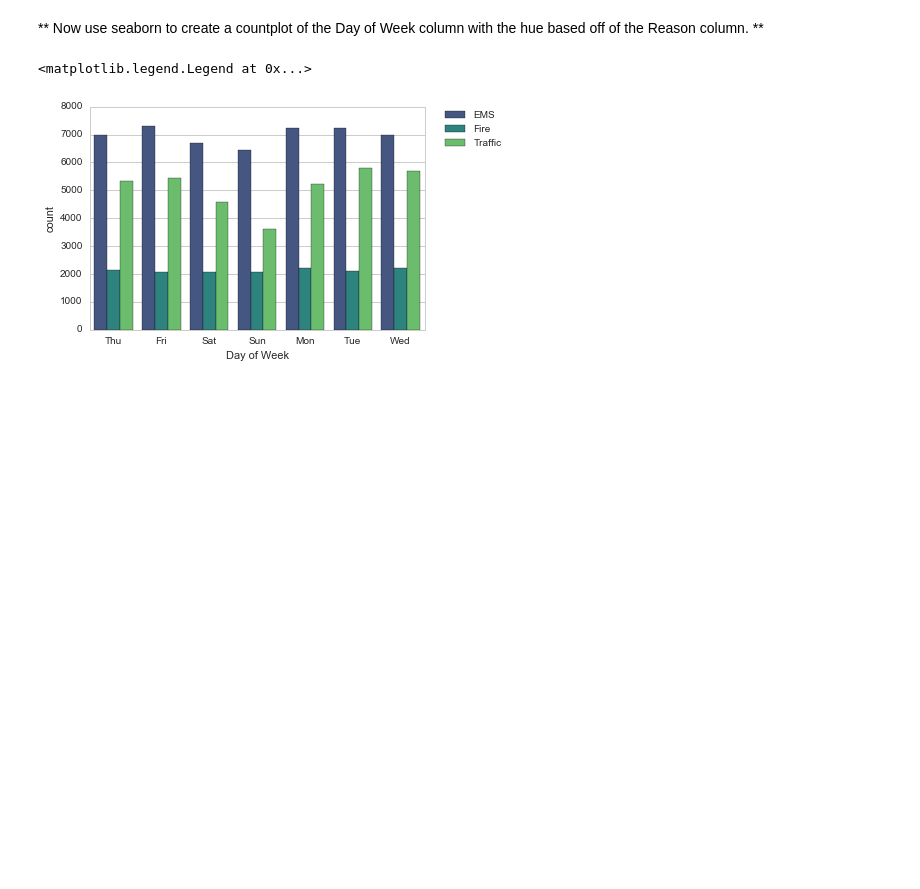
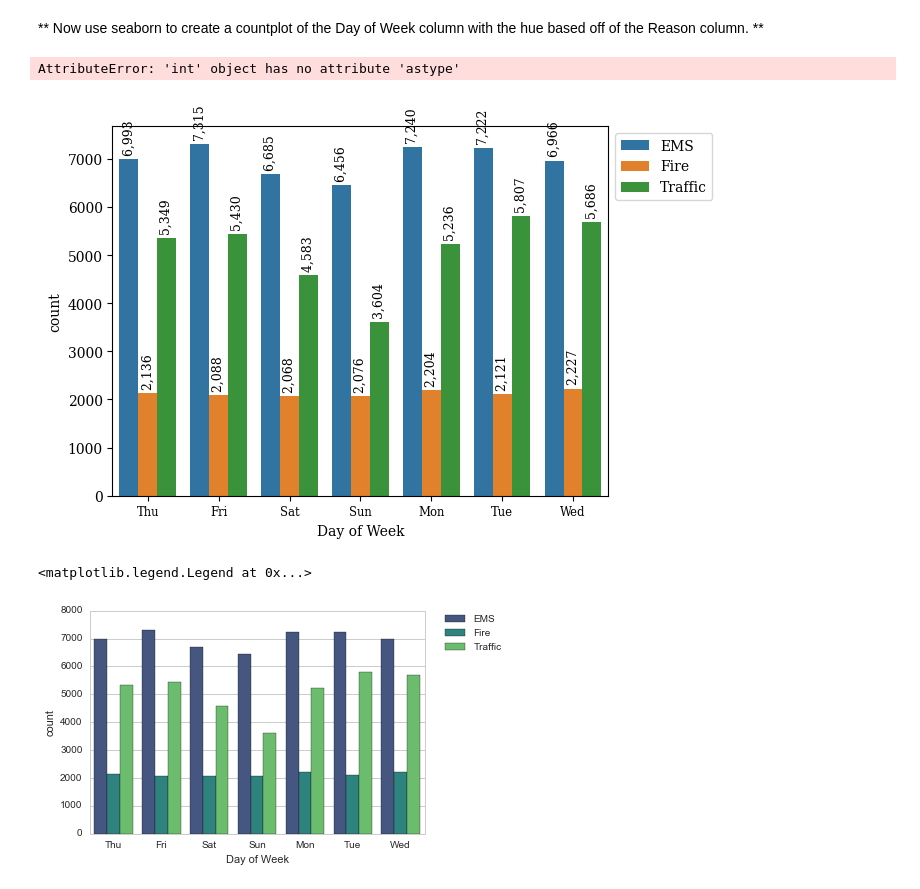
Before and after one commit to doubleyoushinamide/Capstone_Projects, a Jupyter notebook: 911_call_center_data/01-911 Calls Data Capstone Project.ipynb, the cells around one changed output. Drawn from its saved outputs; the diff is of its cells as text; code cells hidden in the pictures; blank space fills up the shorter version.

```diff
--- a/911_call_center_data/01-911 Calls Data Capstone Project.ipynb
+++ b/911_call_center_data/01-911 Calls Data Capstone Project.ipynb
@@ -283,3 +304,5 @@ ___
 str
 # %% [markdown]
 ** You should have seen that these timestamps are still strings. Use [pd.to_datetime](http://pandas.pydata.org/pandas-docs/stable/generated/pandas.to_datetime.html) to convert the column from strings to DateTime objects. **
+# %%
+df['timeStamp'] = pd.to_datetime(df['timeStamp'])
@@ -290,3 +320,7 @@ str
     time.hour
 
 **You can use Jupyter's tab method to explore the various attributes you can call. Now that the timestamp column are actually DateTime objects, use .apply() to create 3 new columns called Hour, Month, and Day of Week. You will create these columns based off of the timeStamp column, reference the solutions if you get stuck on this step.**
+# %%
+df['Hour'] = df['timeStamp'].apply(lambda x: x.hour)
+df['Month'] = df['timeStamp'].apply(lambda x: x.month)
+df['Day of Week'] = df['timeStamp'].apply(lambda x: x.dayofweek)
@@ -294,3 +337,6 @@ str
 ** Notice how the Day of Week is an integer 0-6. Use the .map() with this dictionary to map the actual string names to the day of the week: **
 
     dmap = {0:'Mon',1:'Tue',2:'Wed',3:'Thu',4:'Fri',5:'Sat',6:'Sun'}
+# %%
+dmap = {0:'Mon',1:'Tue',2:'Wed',3:'Thu',4:'Fri',5:'Sat',6:'Sun'}
+df['Day of Week'] = df['Day of Week'].map(dmap)
@@ -297,5 +352,17 @@ str
 # %% [markdown]
 ** Now use seaborn to create a countplot of the Day of Week column with the hue based off of the Reason column. **
+# %%
+ax = sns.countplot(data=df, x='Day of Week', hue = 'Reasons', legend = True)
+plt.legend(bbox_to_anchor = (1, 1))
+
+list(map(lambda x: ax.text(
+    x.get_x() + x.get_width()/2,
+    x.get_height(),
+    f'{x.get_height().astype(int): ,}',
+    ha = 'center', va = 'bottom', rotation = 'vertical', fontsize = 9), ax.patches))
+# %% [output]
+AttributeError: 'int' object has no attribute 'astype'
+[figure, added]
 # %%
 # %% [output]
 <matplotlib.legend.Legend at 0x...>
```
Also changed, not shown: parts of 16 cells of this notebook.
